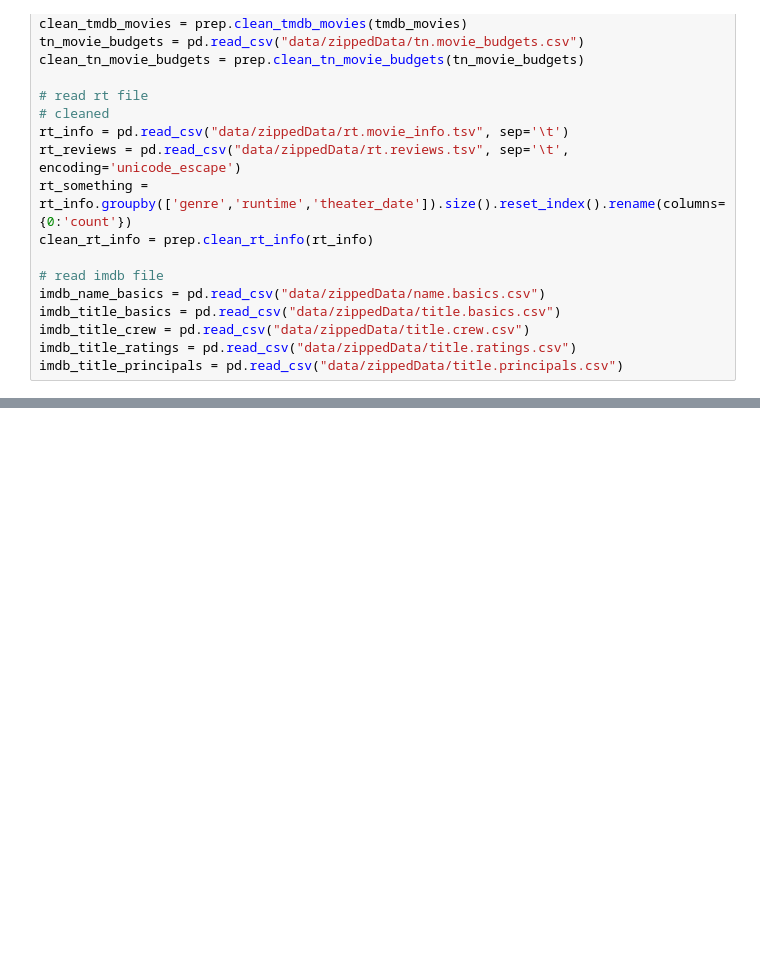
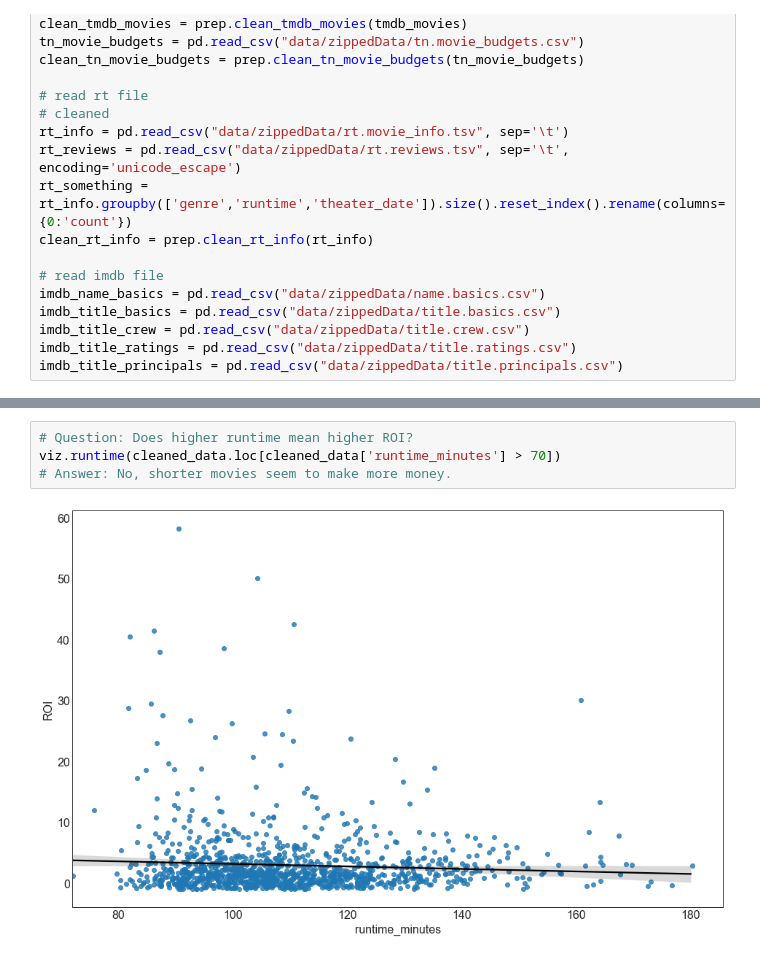
Before and after one commit to mengyujackson121/MicrosoftMovieStudio, a Jupyter notebook: dsc-phase1-project-MengyuJ.ipynb, the cells around one changed output, grey strips where cells are left out. Cells and saved outputs as stored; diff of their text form; blank space fills up the shorter version.

```diff
--- a/dsc-phase1-project-MengyuJ.ipynb
+++ b/dsc-phase1-project-MengyuJ.ipynb
@@ -445,0 +134,6 @@ Questions to consider:
+# %%
+# Question: Does higher runtime mean higher ROI?
+viz.runtime(cleaned_data.loc[cleaned_data['runtime_minutes'] > 70])
+# Answer: No, shorter movies seem to make more money.
+# %% [output]
+[figure, added]
```
Also changed, not shown: parts of 62 cells of this notebook, 10 other files.
